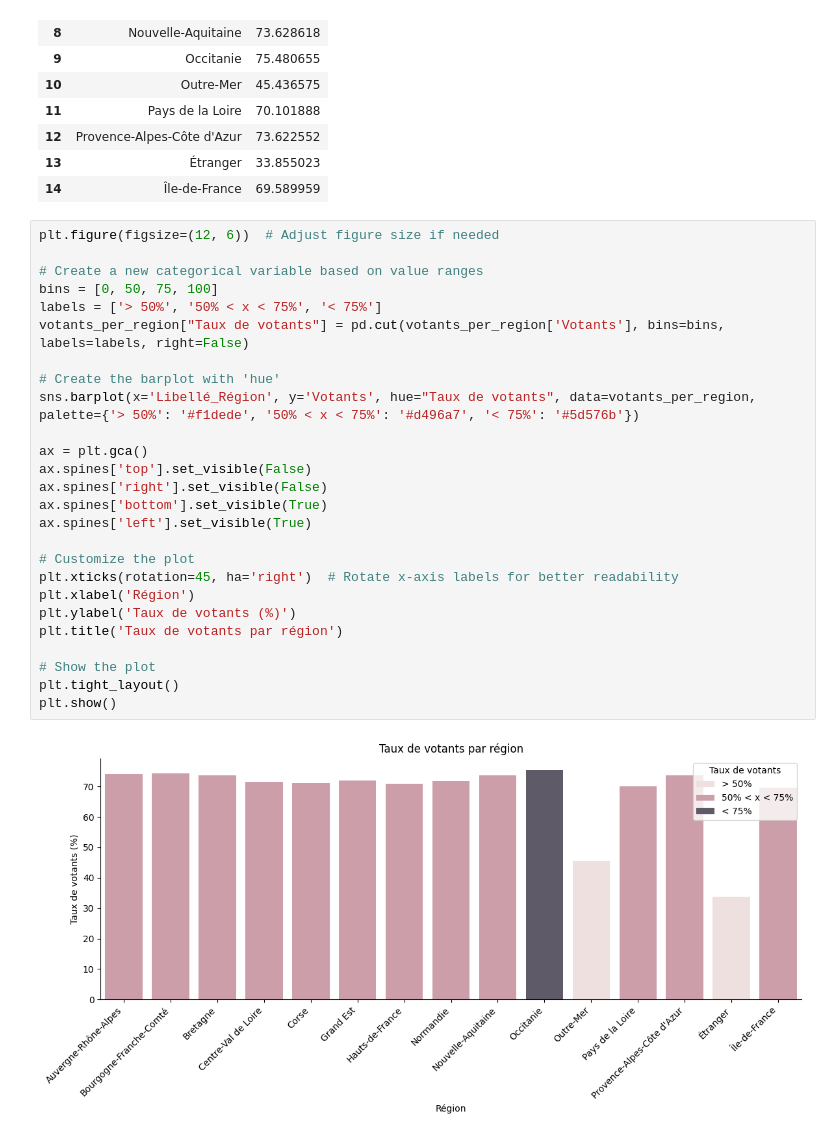
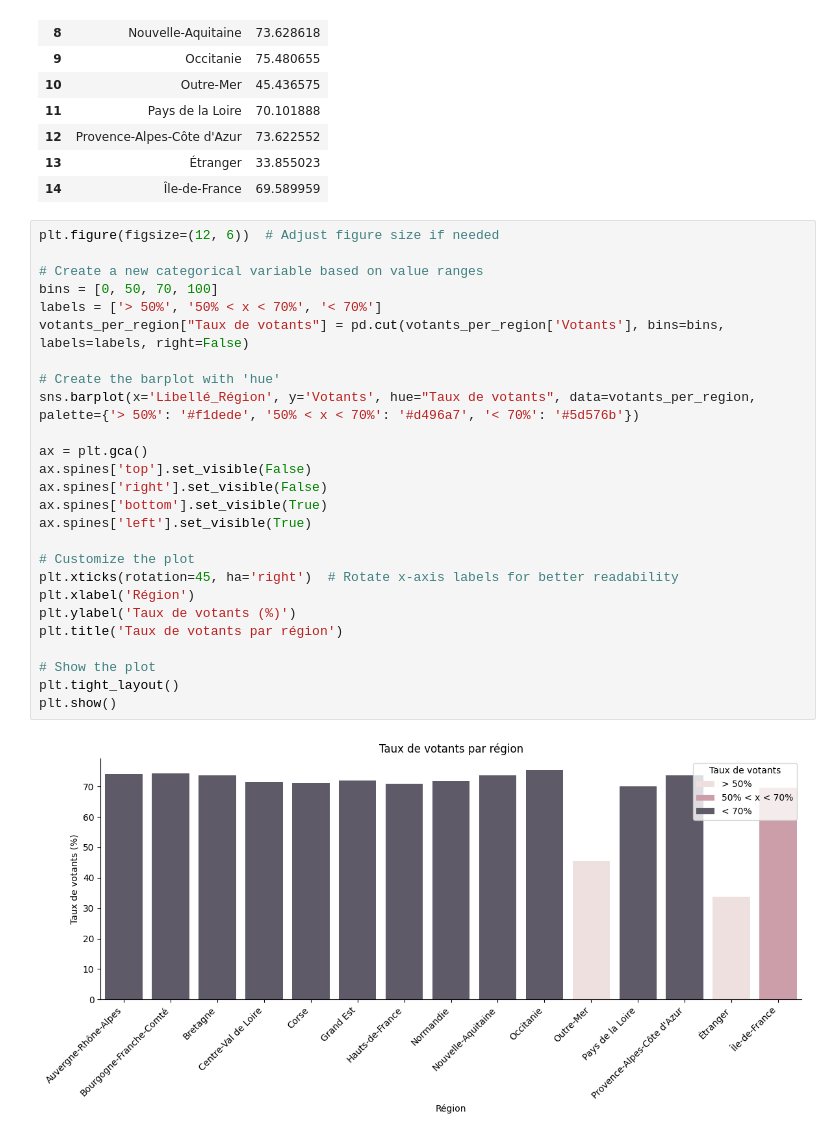
Before and after one commit to RonanRibouletPython/Data_Analysis_Job_Prep, a Jupyter notebook: Notebooks/EDA_Election_2024.ipynb, the cells around one changed output. Cells and saved outputs as stored; diff of their text form.

Commit message:
Multivariate Analysis for voting tendencies per region and more

```diff
--- a/Notebooks/EDA_Election_2024.ipynb
+++ b/Notebooks/EDA_Election_2024.ipynb
@@ -552,28 +659,28 @@ votants_per_region.head(15)
 # %%
 plt.figure(figsize=(12, 6))  # Adjust figure size if needed
 
 # Create a new categorical variable based on value ranges
-bins = [0, 50, 75, 100]
-labels = ['> 50%', '50% < x < 75%', '< 75%']
+bins = [0, 50, 70, 100]
+labels = ['> 50%', '50% < x < 70%', '< 70%']
 votants_per_region["Taux de votants"] = pd.cut(votants_per_region['Votants'], bins=bins, labels=labels, right=False)
 
 # Create the barplot with 'hue'
-sns.barplot(x='Libellé_Région', y='Votants', hue="Taux de votants", data=votants_per_region, palette={'> 50%': '#f1dede', '50% < x < 75%': '#d496a7', '< 75%': '#5d576b'})
+sns.barplot(x='Libellé_Région', y='Votants', hue="Taux de votants", data=votants_per_region, palette={'> 50%': '#f1dede', '50% < x < 70%': '#d496a7', '< 70%': '#5d576b'})
 
 ax = plt.gca()
 ax.spines['top'].set_visible(False)
 ax.spines['right'].set_visible(False)
 ax.spines['bottom'].set_visible(True)
 ax.spines['left'].set_visible(True)
 
 # Customize the plot
 plt.xticks(rotation=45, ha='right')  # Rotate x-axis labels for better readability
 plt.xlabel('Région')
 plt.ylabel('Taux de votants (%)')
 plt.title('Taux de votants par région')
 
 # Show the plot
 plt.tight_layout()
 plt.show()
 # %% [output]
-[figure, old version]
+[figure, new version]
```
Also changed, not shown: parts of 43 cells of this notebook.
